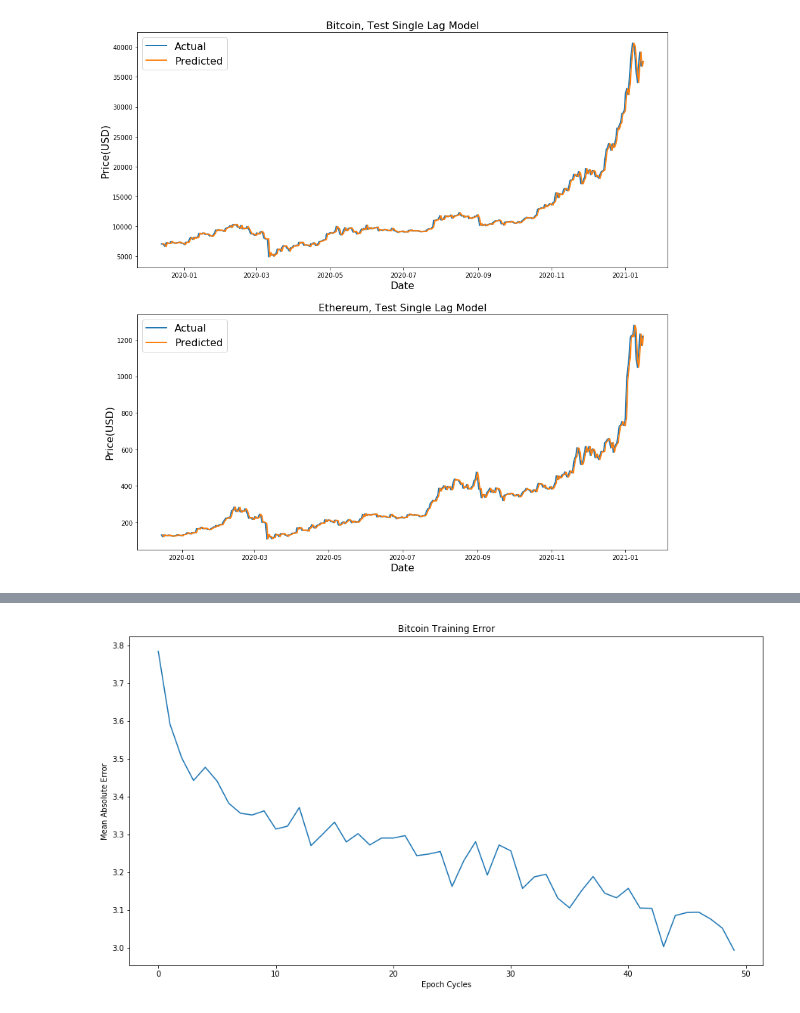
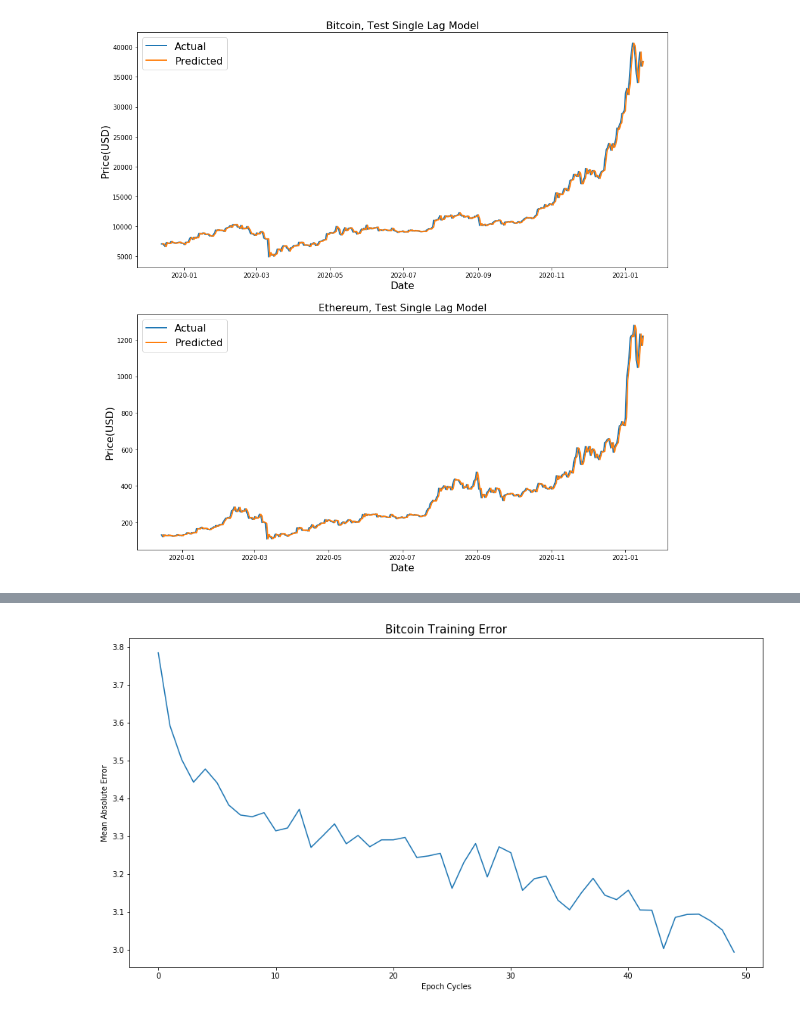
Before and after one commit to els2310/Project_2, a Jupyter notebook: Short_Long_Prediction.ipynb, the cells around one changed output, grey strips where cells are left out. Cells and saved outputs as stored; diff of their text form; code cells hidden in the pictures.

```diff
--- a/Short_Long_Prediction.ipynb
+++ b/Short_Long_Prediction.ipynb
@@ -274,12 +274,12 @@ Epoch 50/50
 # %%
 fig, ax = plt.subplots(1,figsize=(15,8))
 ax.plot(btc_fit.epoch, btc_fit.history['loss'])
-ax.set_ylabel("Mean Absolute Error")
-ax.set_xlabel("Epoch Cycles")
-ax.set_title("Bitcoin Training Error")
+ax.set_ylabel("Mean Absolute Error", fontsize=10)
+ax.set_xlabel("Epoch Cycles", fontsize=10)
+ax.set_title("Bitcoin Training Error", fontsize=15)
 plt.show()
 # %% [output]
-[figure, old version]
+[figure, new version]
 # %%
 eth_train, eth_test, eth_X_train, eth_X_test, eth_y_train, eth_y_test = data_preperation(
     eth_historical_orig, target_col=target_close, window=window, zero_base=zero_base, test_size=test_size)
```
Also changed, not shown: parts of 2 cells of this notebook.
